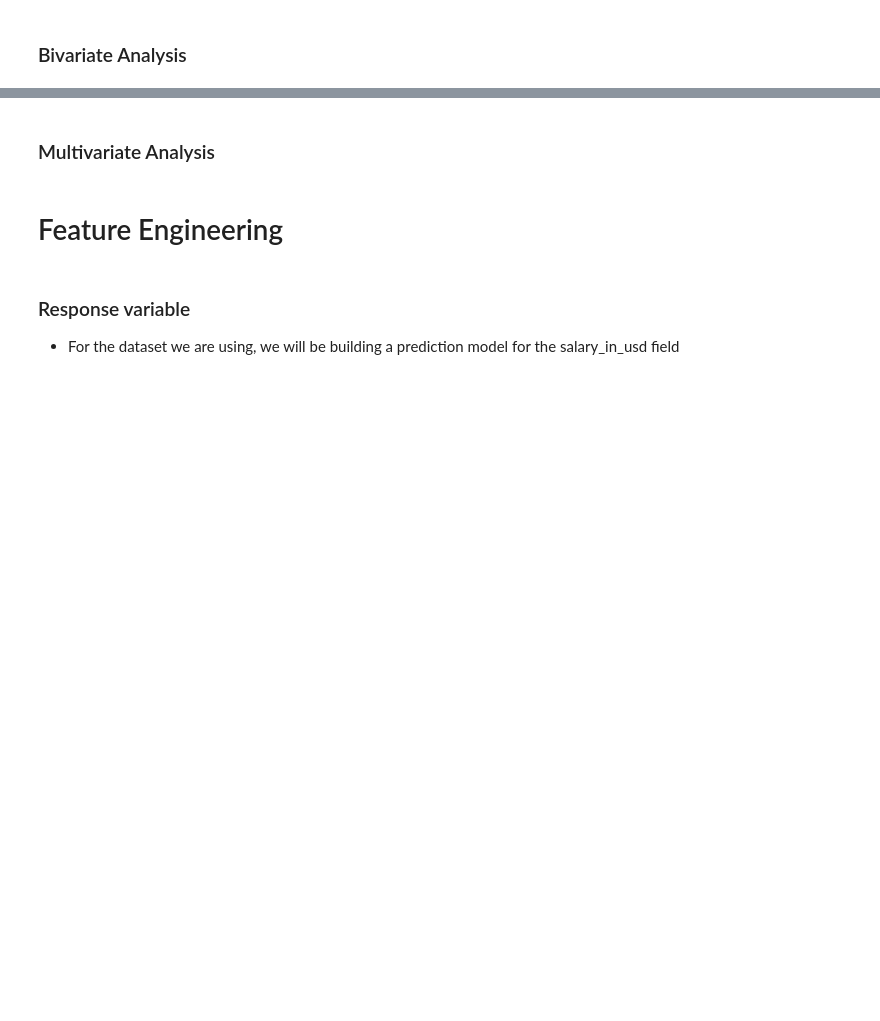
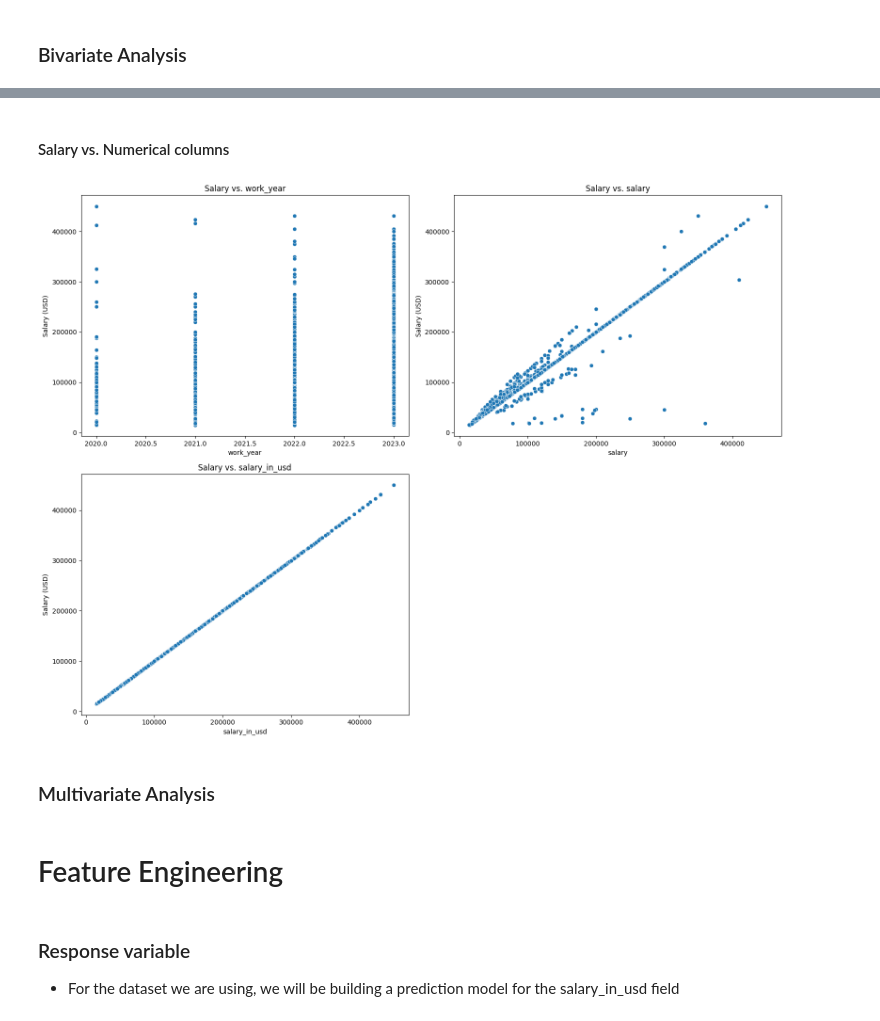
Before and after one commit to theo-picar1/DataSci_CA2_PairProject_2025, a Jupyter notebook: DataAnalysys.ipynb, the cells around one changed output, grey strips where cells are left out. Drawn from its saved outputs; the diff is of its cells as text; code cells hidden in the pictures; blank space fills up the shorter version.

```diff
--- a/DataAnalysys.ipynb
+++ b/DataAnalysys.ipynb
@@ -226,2 +248,24 @@ for column in columns_to_plot:
+# %% [markdown]
+#### Salary vs. Numerical columns
+# %%
+plt.figure(figsize=(16, 12))
+
+for i, column in enumerate(numeric_cols, 1):
+    plt.subplot(2, 2, i)
+
+    # 1. Use a Scatter Plot for Numeric vs. Numeric
+    sns.scatterplot(x=column, y='salary_in_usd', data=data)
+
+    plt.title(f'Salary vs. {column}')
+    plt.xlabel(column)
+    plt.ylabel('Salary (USD)')
+
+    # Rotation is less critical for numeric axes but harmless
+    plt.xticks(rotation=0)
+
+plt.tight_layout()
+plt.show()
+# %% [output]
+[figure, added]
 # %% [markdown]
 ### Multivariate Analysis
```
Also changed, not shown: parts of 5 cells of this notebook.
